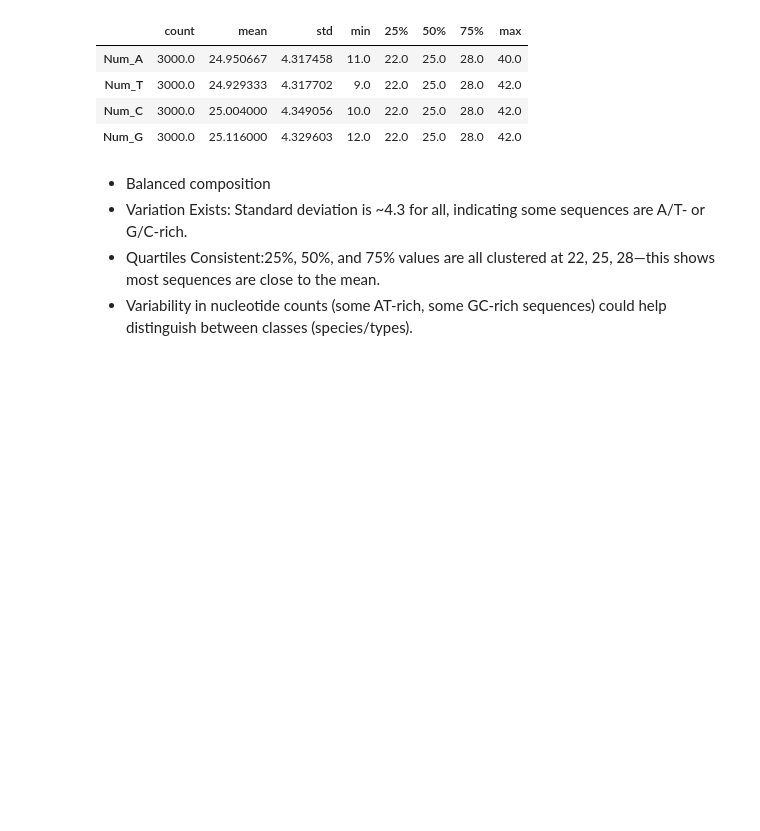
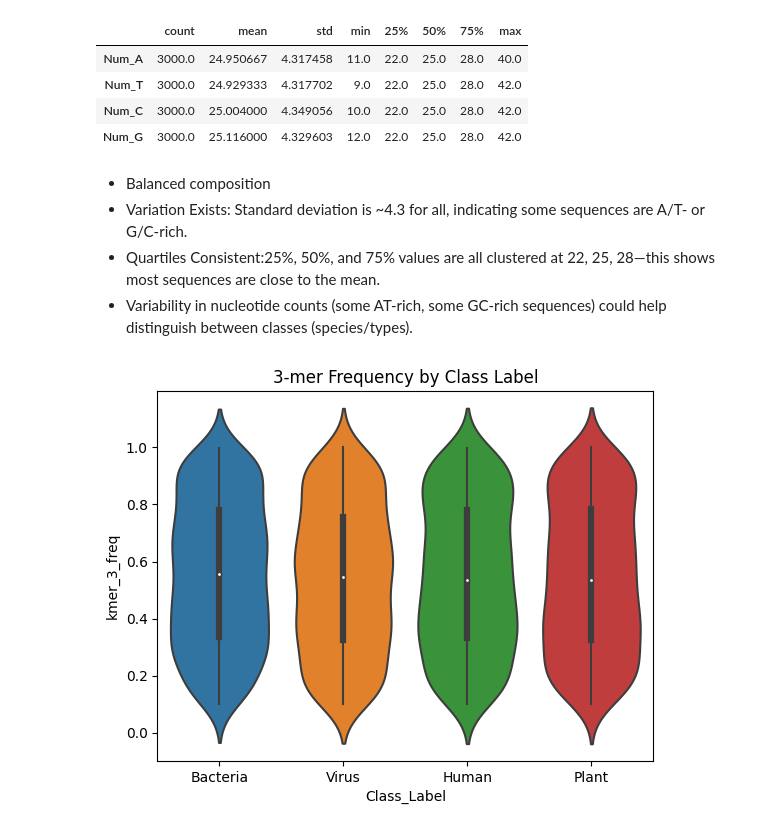
Before and after one commit to alabhastam/BioSeqClassifier, a Jupyter notebook: main.ipynb, the cells around one changed output. Cells and saved outputs as stored; diff of their text form; code cells hidden in the pictures; blank space fills up the shorter version.

```diff
--- a/main.ipynb
+++ b/main.ipynb
@@ -191,3 +191,9 @@ df[nucleotides].describe().T
 * Variation Exists: Standard deviation is ~4.3 for all, indicating some sequences are A/T- or G/C-rich.
 * Quartiles Consistent:25%, 50%, and 75% values are all clustered at 22, 25, 28—this shows most sequences are close to the mean.
 * Variability in nucleotide counts (some AT-rich, some GC-rich sequences) could help distinguish between classes (species/types).
+# %%
+sns.violinplot(x='Class_Label', y='kmer_3_freq', data=df)
+plt.title("3-mer Frequency by Class Label")
+plt.show()
+# %% [output]
+[figure, added]
```
Also changed, not shown: parts of 2 cells of this notebook.
